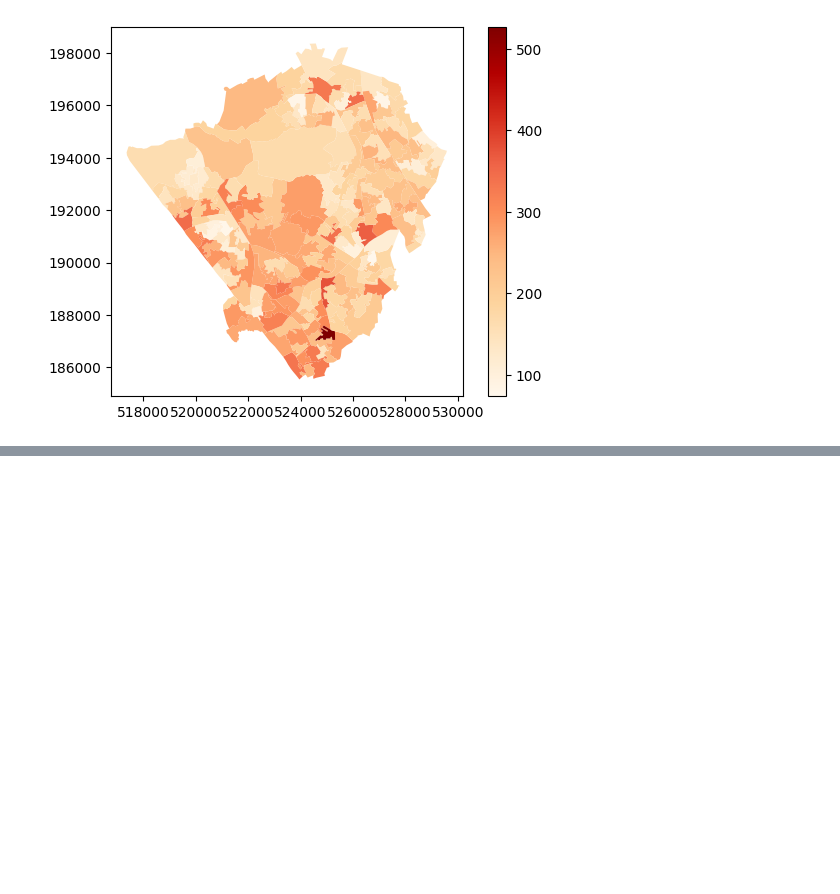
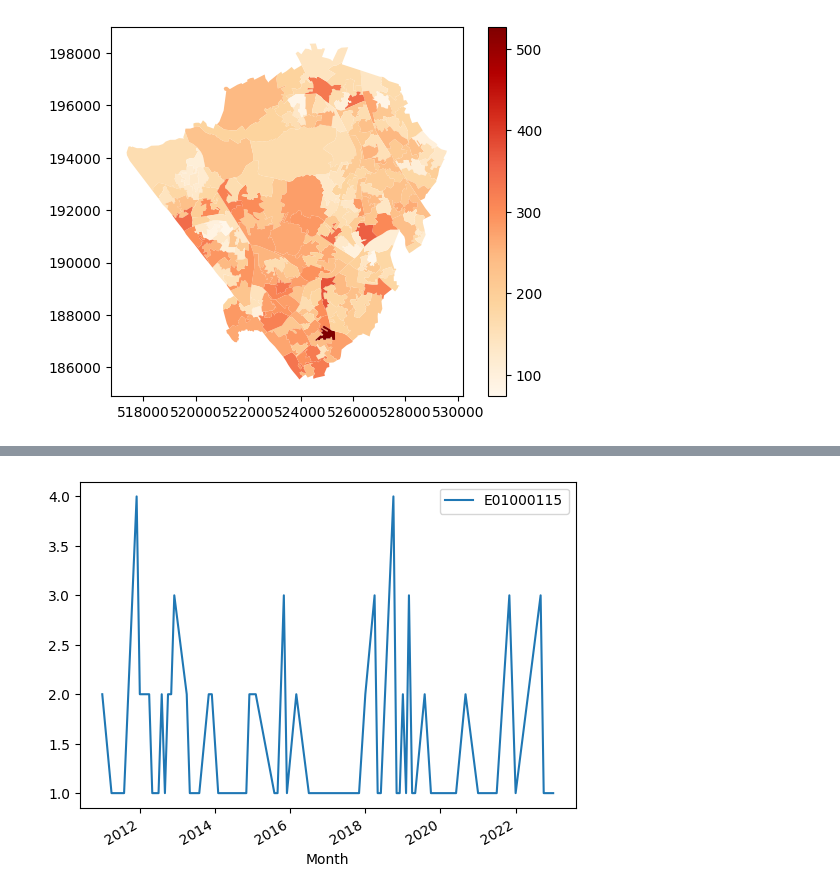
Before and after one commit to pdiggidy/DataChallenge2, a Jupyter notebook: eda.ipynb, the cells around one changed output, grey strips where cells are left out. Saved outputs shown, nothing was run; the diff lists cells and outputs as text; code cells hidden in the pictures; blank space fills up the shorter version.

```diff
--- a/eda.ipynb
+++ b/eda.ipynb
@@ -32 +45,24 @@ shape.plot(column='count', cmap='OrRd', legend=True)
+# %%
+ lsoa_list = list(burglaries['LSOA code'].unique())
+# get total rows per month for each lsoa
+lsoa_month = burglaries.groupby(['LSOA code', 'Month']).size()
+lsoa_month = lsoa_month.to_frame()
+lsoa_month.columns = ['count']
+lsoa_month = lsoa_month.reset_index()
+grouped = lsoa_month.groupby('LSOA code')
+
+fig, ax = plt.subplots()
+
+
+for group, frame in grouped:
+    if group == 'E01000115':
+        counts = frame[['Month', 'count']].set_index('Month').T
+        counts['LSOA'] = group
+    else:
+        temp = frame[['Month', 'count']].set_index('Month').T
+        temp['LSOA'] = group
+        counts =  pd.concat([counts, temp], axis=0)
+    frame.plot(x='Month', y='count', ax=ax, label=group)
+# %% [output]
+[figure, added]
 # %%
```
Also changed, not shown: parts of 7 cells of this notebook, 6 other files.
